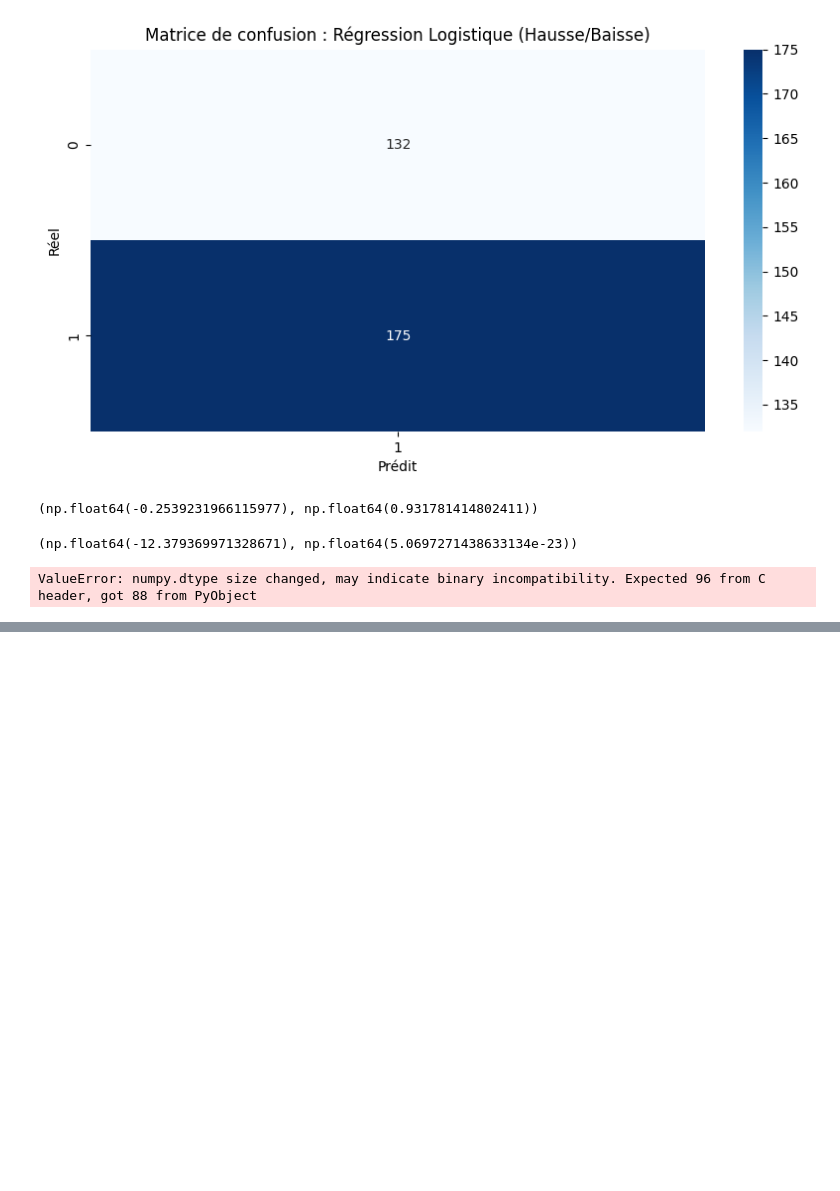
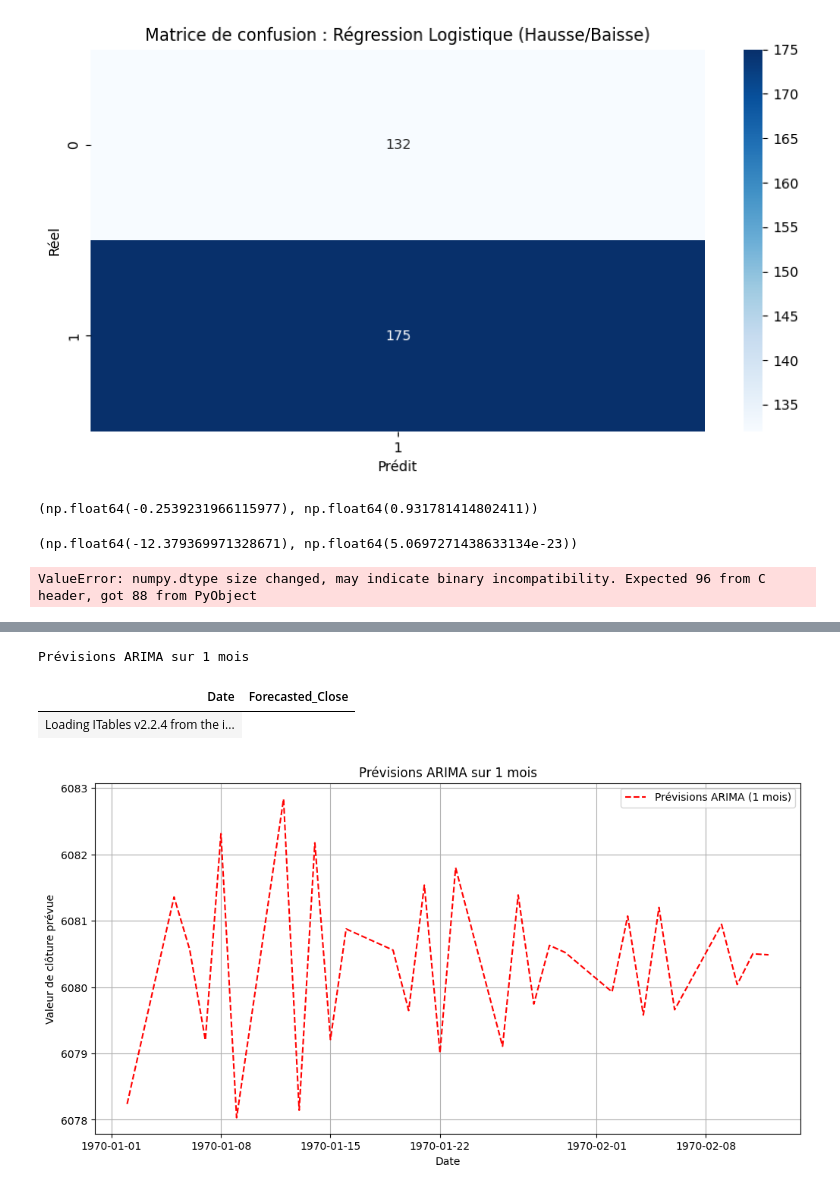
Before and after one commit to Fanaingamampiandra/Analyse-comparative-des-actifs-financiers, a Jupyter notebook: Predi_SPX.ipynb, the cells around one changed output, grey strips where cells are left out. Saved outputs shown, nothing was run; the diff lists cells and outputs as text; code cells hidden in the pictures; blank space fills up the shorter version.

Commit message:
spx model prédi

```diff
--- a/Predi_SPX.ipynb
+++ b/Predi_SPX.ipynb
@@ -132,0 +144,8 @@ ValueError: numpy.dtype size changed, may indicate binary incompatibility. Expec
+# %%
+from statsmodels.tsa.arima.model import ARIMA
+
+p, d, q = 2, 1, 2
+
+model_arima = ARIMA(df["Close"], order=(p, d, q))
+model_fitted = model_arima.fit()
+model_fitted.summary()
@@ -132,0 +173,27 @@ ValueError: numpy.dtype size changed, may indicate binary incompatibility. Expec
+# %%
+last_date = df.index[-1] if isinstance(df.index[-1], pd.Timestamp) else pd.to_datetime(df.index[-1])
+forecast_steps = 30
+forecast = model_fitted.forecast(steps=forecast_steps)
+forecast_index = pd.date_range(start=last_date + pd.Timedelta(days=1), periods=forecast_steps, freq='B')
+forecast_df = pd.DataFrame({"Date": forecast_index, "Forecasted_Close": forecast.values})
+
+# Affichage des prévisions
+import ace_tools_open as tools
+tools.display_dataframe_to_user(name="Prévisions ARIMA sur 1 mois", dataframe=forecast_df)
+# %% [output]
+Prévisions ARIMA sur 1 mois
+| Date | Forecasted_Close |
+| Loading ITables v2.2.4 from the i... |
+# %%
+plt.figure(figsize=(12, 6))
+plt.plot(forecast_df["Date"], forecast_df["Forecasted_Close"], label="Prévisions ARIMA (1 mois)", color="red", linestyle="dashed")
+
+plt.xlabel("Date")
+plt.ylabel("Valeur de clôture prévue")
+plt.title("Prévisions ARIMA sur 1 mois")
+plt.legend()
+plt.grid(True)
+
+plt.show()
+# %% [output]
+[figure, added]
```
Also changed, not shown: parts of 2 cells of this notebook, 2 other files.
